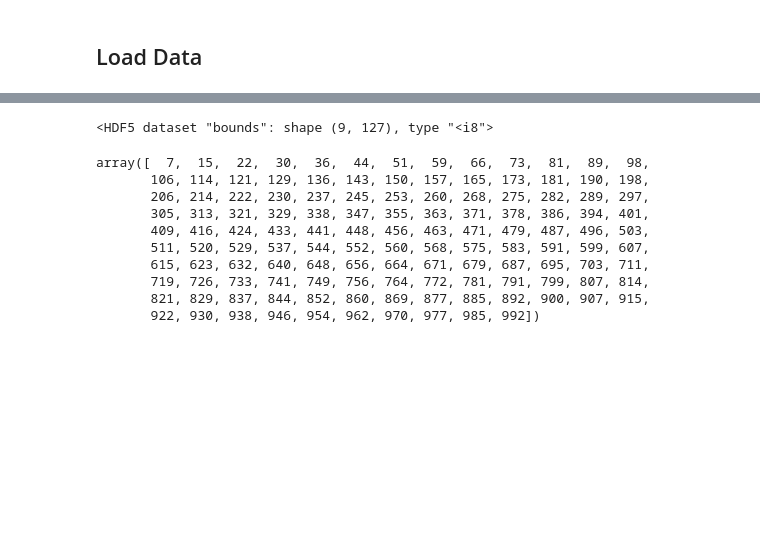
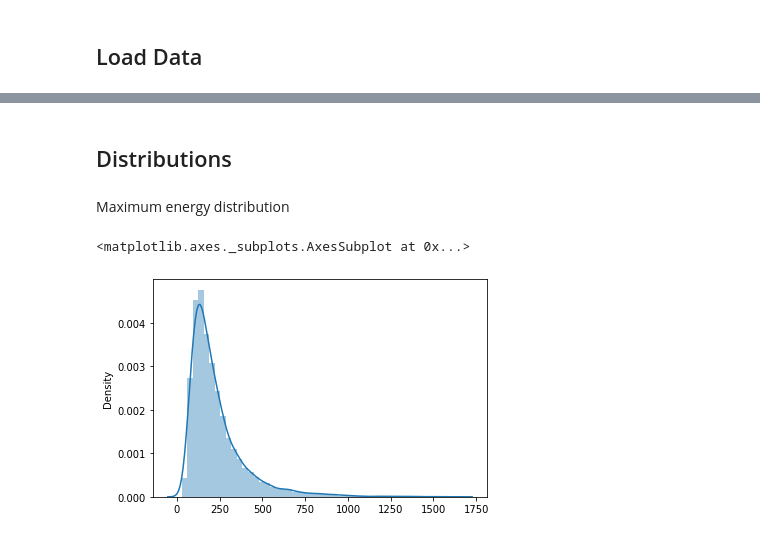
Before and after one commit to murnanedaniel/lorentznet, a Jupyter notebook: notebooks/DataExplore/0-DM-InitialExploration.ipynb, the cells around one changed output, grey strips where cells are left out. Saved outputs shown, nothing was run; the diff lists cells and outputs as text; code cells hidden in the pictures; blank space fills up the shorter version.

```diff
--- a/notebooks/DataExplore/0-DM-InitialExploration.ipynb
+++ b/notebooks/DataExplore/0-DM-InitialExploration.ipynb
@@ -15,7 +18,8 @@ import matplotlib.pyplot as plt
 # %% [markdown]
 ## Load Data
 # %%
-input_dir = "/global/cscratch1/sd/danieltm/ExaTrkX/top_tagging"
+input_dir = "/global/cscratch1/sd/danieltm/ExaTrkX/top_tagging/raw_input"
 input_file = "train.h5"
 # %%
-dataset_file = h5py.File(os.path.join(input_dir, input_file),'r+')
+with pd.HDFStore(os.path.join(input_dir, input_file), mode='r') as store:
+        df = store['table']
@@ -36,17 +26,2 @@ OSError: Can't read data (can't open directory: /usr/local/hdf5/lib/plugin)
-# %%
-dataset["_i_table"]["index"]["bounds"]
-# %% [output]
-<HDF5 dataset "bounds": shape (9, 127), type "<i8">
-# %%
-dataset["_i_table"]["index"]["bounds"][0]
-# %% [output]
-array([  7,  15,  22,  30,  36,  44,  51,  59,  66,  73,  81,  89,  98,
-       106, 114, 121, 129, 136, 143, 150, 157, 165, 173, 181, 190, 198,
-       206, 214, 222, 230, 237, 245, 253, 260, 268, 275, 282, 289, 297,
-       305, 313, 321, 329, 338, 347, 355, 363, 371, 378, 386, 394, 401,
-       409, 416, 424, 433, 441, 448, 456, 463, 471, 479, 487, 496, 503,
-       511, 520, 529, 537, 544, 552, 560, 568, 575, 583, 591, 599, 607,
-       615, 623, 632, 640, 648, 656, 664, 671, 679, 687, 695, 703, 711,
-       719, 726, 733, 741, 749, 756, 764, 772, 781, 791, 799, 807, 814,
-       821, 829, 837, 844, 852, 860, 869, 877, 885, 892, 900, 907, 915,
-       922, 930, 938, 946, 954, 962, 970, 977, 985, 992])
+# %% [markdown]
+## Distributions
@@ -52,0 +32,7 @@ array([  7,  15,  22,  30,  36,  44,  51,  59,  66,  73,  81,  89,  98,
+# %% [markdown]
+Maximum energy distribution
+# %%
+sns.distplot([df.iloc[i]["E_0"] for i in range(10000)])
+# %% [output]
+<matplotlib.axes._subplots.AxesSubplot at 0x...>
+[figure, added]
```
Also changed, not shown: parts of 10 cells of this notebook.
